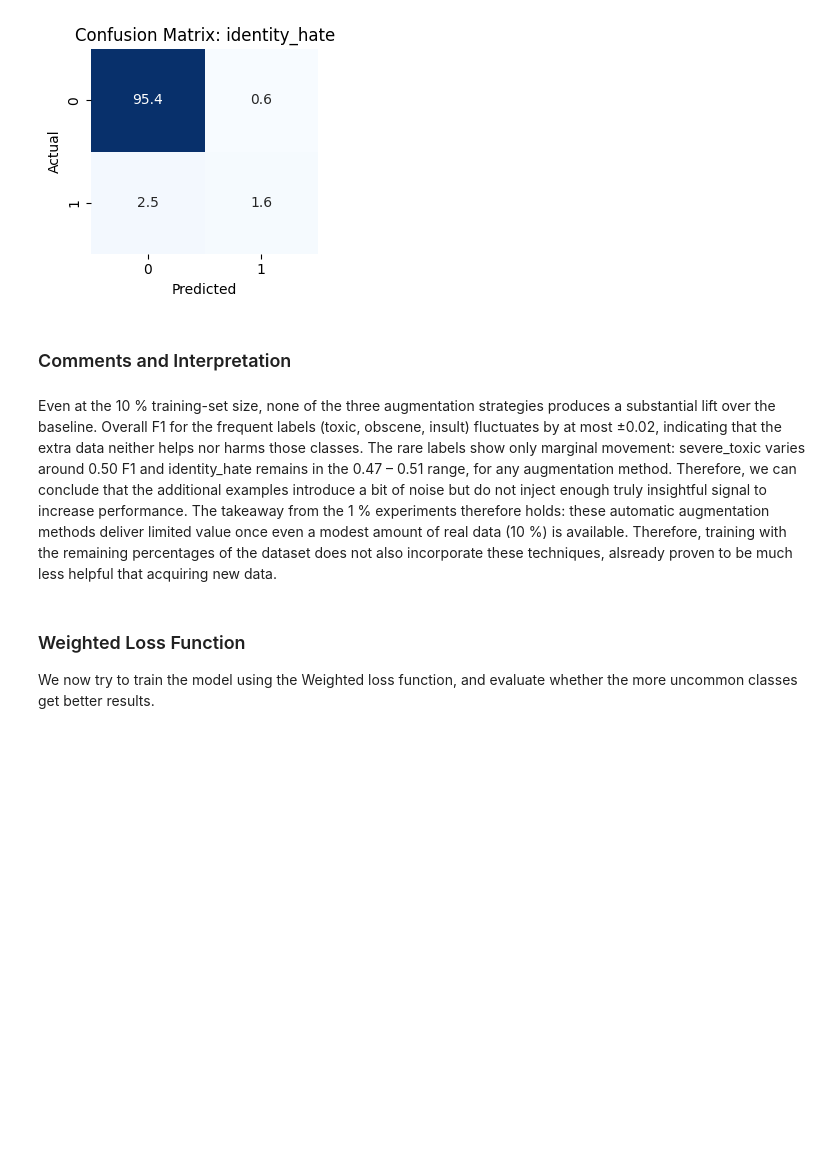
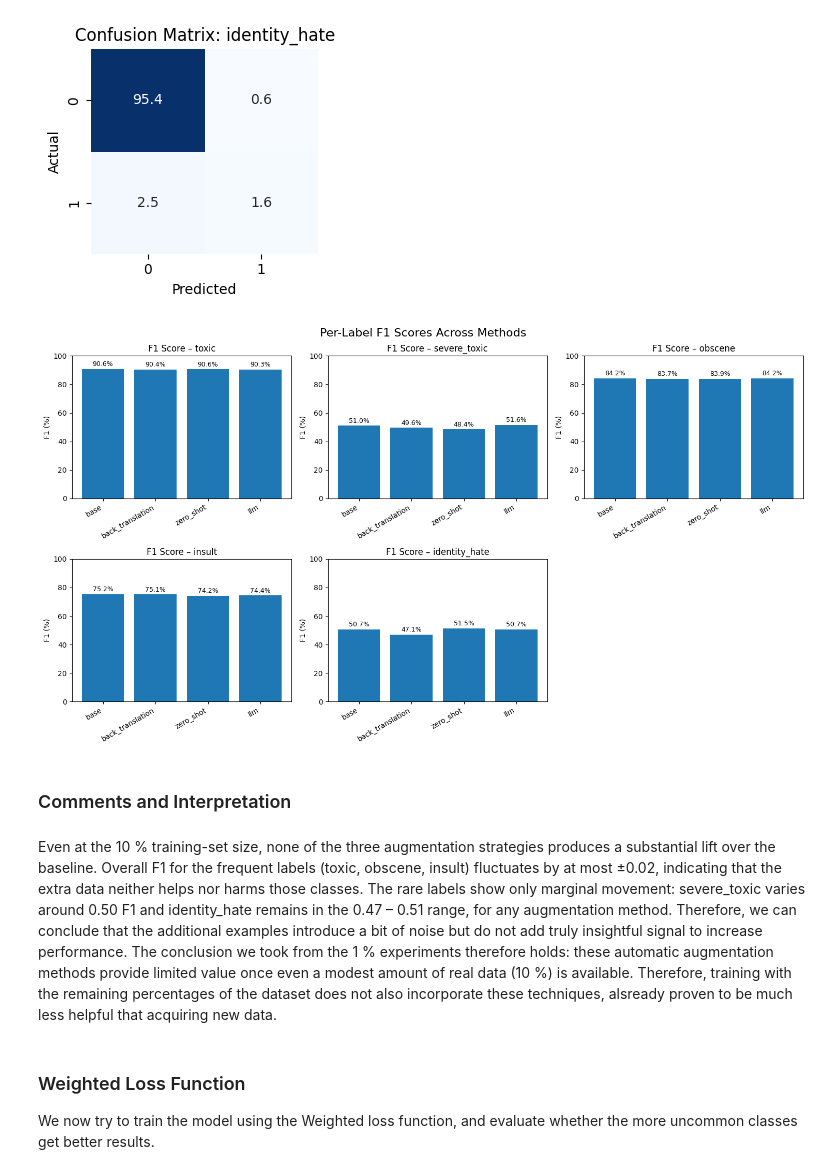
Before and after one commit to Viktoriag27/nlp-toxicity-classification-analysis, a Jupyter notebook: part_3_Alex/Part3.ipynb, the cells around one changed output. Saved outputs shown, nothing was run; the diff lists cells and outputs as text; code cells hidden in the pictures; blank space fills up the shorter version.

```diff
--- a/part_3_Alex/Part3.ipynb
+++ b/part_3_Alex/Part3.ipynb
@@ -1540,12 +1641,17 @@ Confusion Matrix for 'identity_hate':
 [[95.38  0.59]
  [ 2.47  1.57]]
 [figure]
+# %%
+plotter10 = MultiLabelResultsPlotter("multilabel_classification_results_10pct.csv")
+plotter10.plot()
+# %% [output]
+[figure, added]
 # %% [markdown]
 ### Comments and Interpretation
 # %% [markdown]
 Even at the 10 % training-set size, none of the three augmentation strategies produces a substantial lift over the baseline.
 Overall F1 for the frequent labels (toxic, obscene, insult) fluctuates by at most ±0.02, indicating that the extra data neither helps nor harms those classes.
-The rare labels show only marginal movement: severe_toxic varies around 0.50 F1 and identity_hate remains in the 0.47 – 0.51 range, for any augmentation method. Therefore, we can conclude that the additional examples introduce a bit of noise but do not inject enough truly insightful signal to increase performance. The takeaway from the 1 % experiments therefore holds: these automatic augmentation methods deliver limited value once even a modest amount of real data (10 %) is available.
+The rare labels show only marginal movement: severe_toxic varies around 0.50 F1 and identity_hate remains in the 0.47 – 0.51 range, for any augmentation method. Therefore, we can conclude that the additional examples introduce a bit of noise but do not add truly insightful signal to increase performance. The conclusion we took from the 1 % experiments therefore holds: these automatic augmentation methods provide limited value once even a modest amount of real data (10 %) is available.
 Therefore, training with the remaining percentages of the dataset does not also incorporate these techniques, alsready proven to be much less helpful that acquiring new data.
 # %% [markdown]
 ### Weighted Loss Function
```
Also changed, not shown: parts of 16 cells of this notebook.
